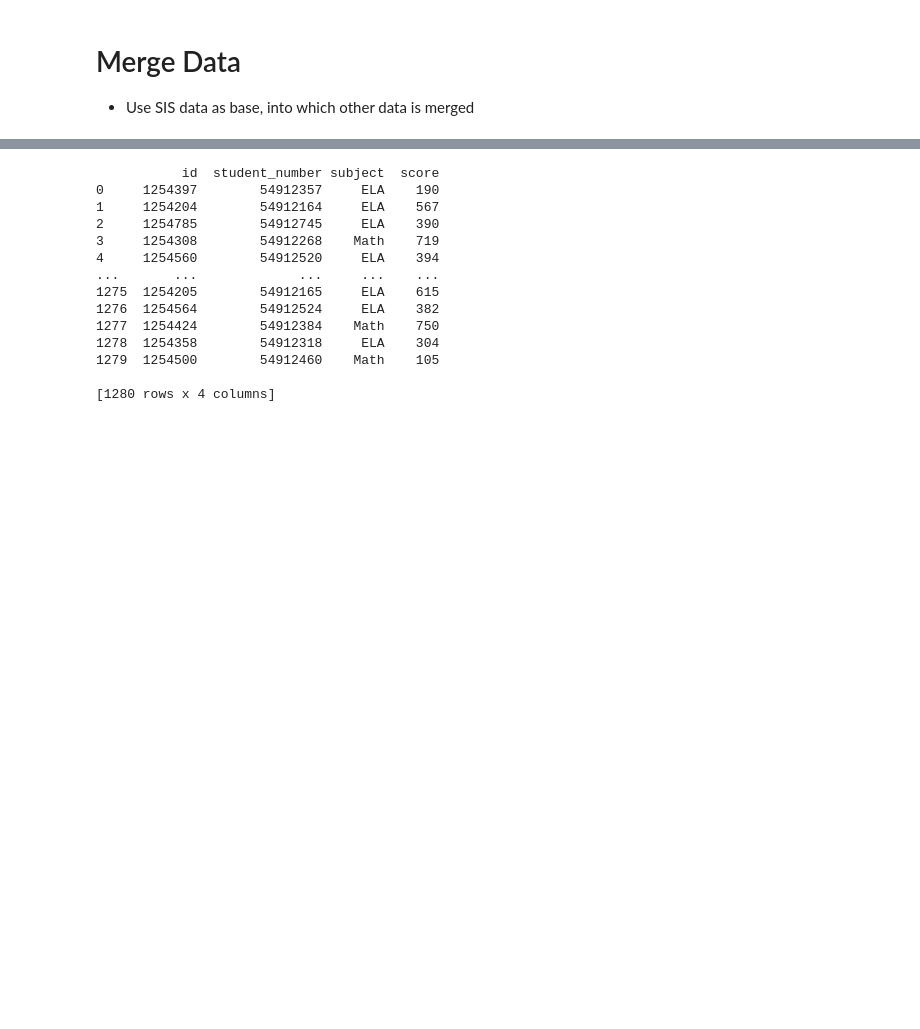
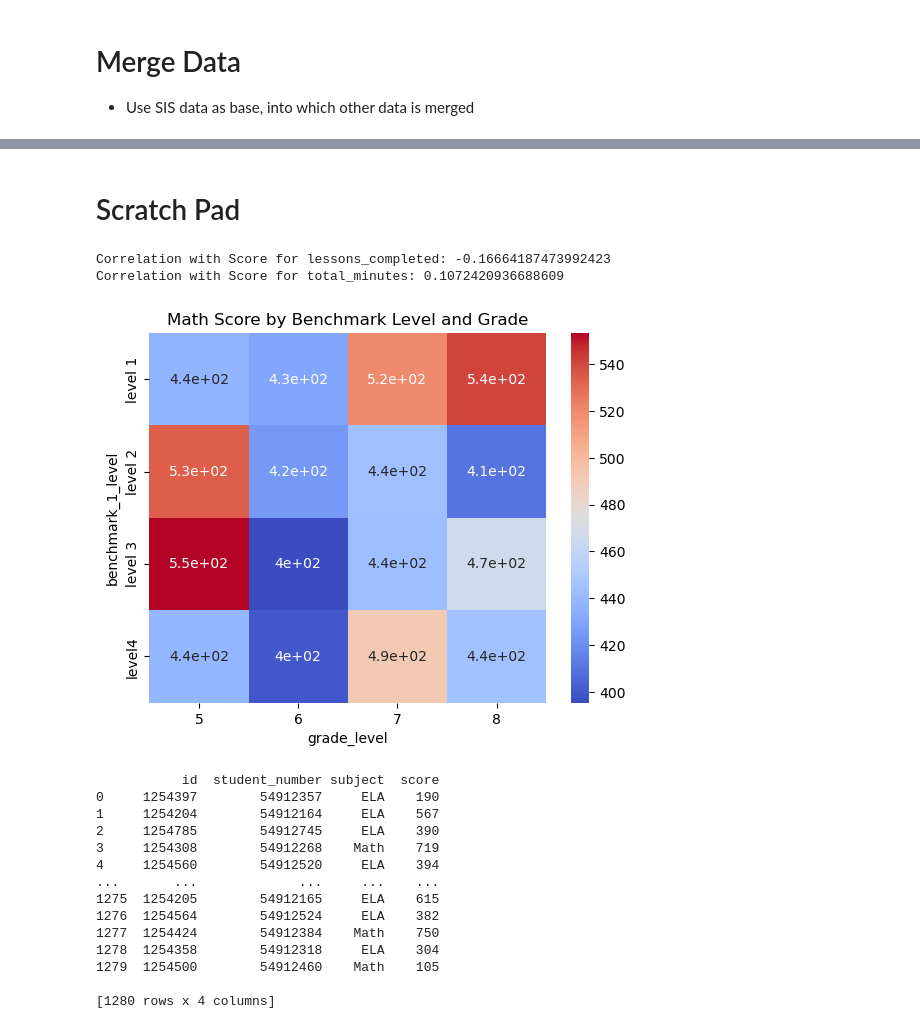
Before and after one commit to bo-boka/student-data-cleaning-project, a Jupyter notebook: Student-Data-Analysis.ipynb, the cells around one changed output, grey strips where cells are left out. Saved outputs shown, nothing was run; the diff lists cells and outputs as text; code cells hidden in the pictures; blank space fills up the shorter version.

```diff
--- a/Student-Data-Analysis.ipynb
+++ b/Student-Data-Analysis.ipynb
@@ -331,3 +639,19 @@ print(merged_df.head())
+# %% [markdown]
+# Scratch Pad
+# %%
+# Correlations
+for col in ['lessons_completed', 'total_minutes']:
+    print(f"Correlation with Score for {col}: {merged_df[col].corr(merged_df['score'])}")
+# %% [output]
+Correlation with Score for lessons_completed: -0.16664187473992423
+Correlation with Score for total_minutes: 0.1072420936688609
+# %%
+heatmap_data = merged_df.groupby(['benchmark_1_level', 'grade_level'])['score'].mean().unstack()
+sb.heatmap(heatmap_data, annot=True, cmap='coolwarm')
+plt.title("Math Score by Benchmark Level and Grade")
+plt.show()
+# %% [output]
+[figure, added]
 # %%
 # Identify Duplicate ID rows
 
```
Also changed, not shown: parts of 42 cells of this notebook.
